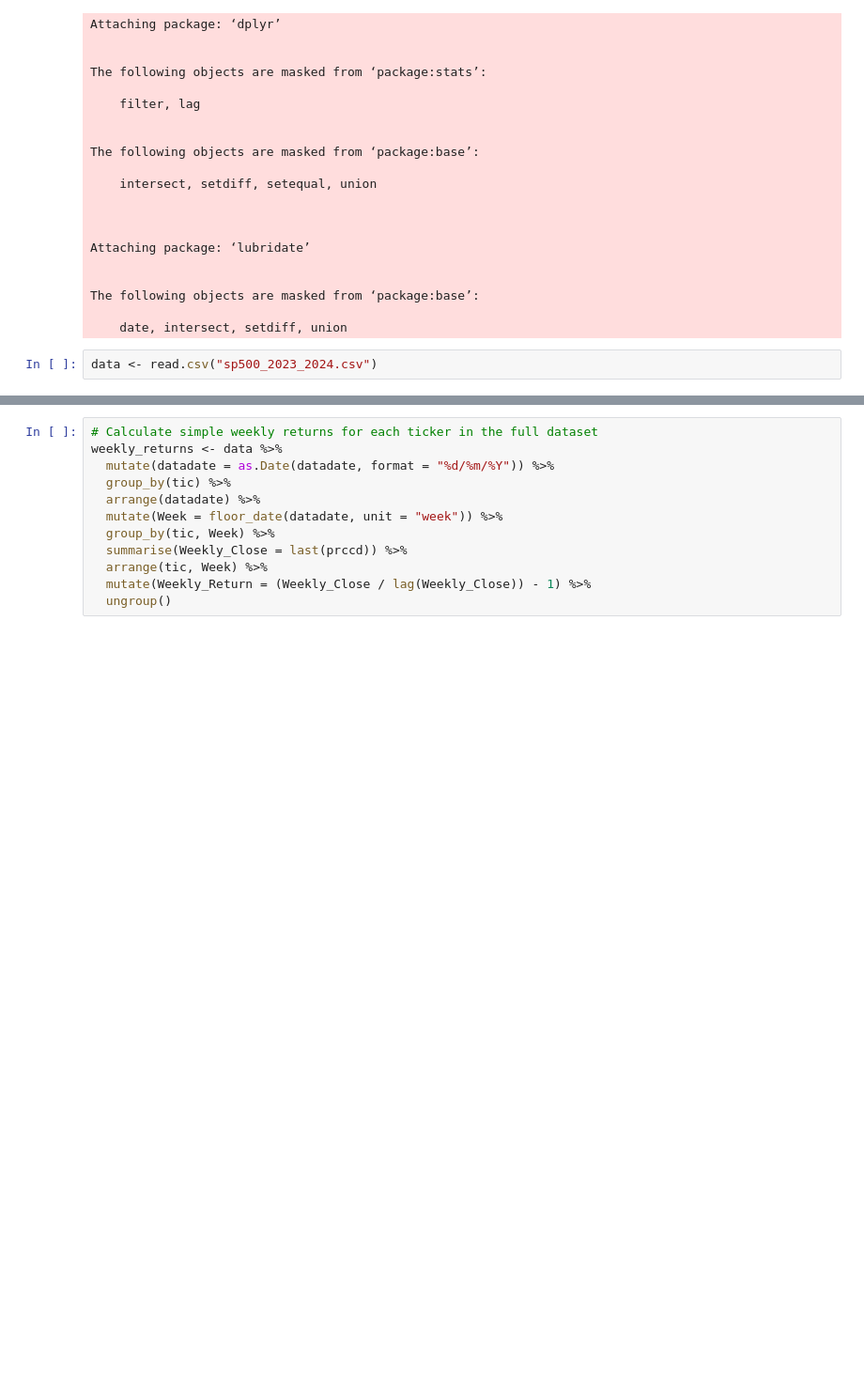
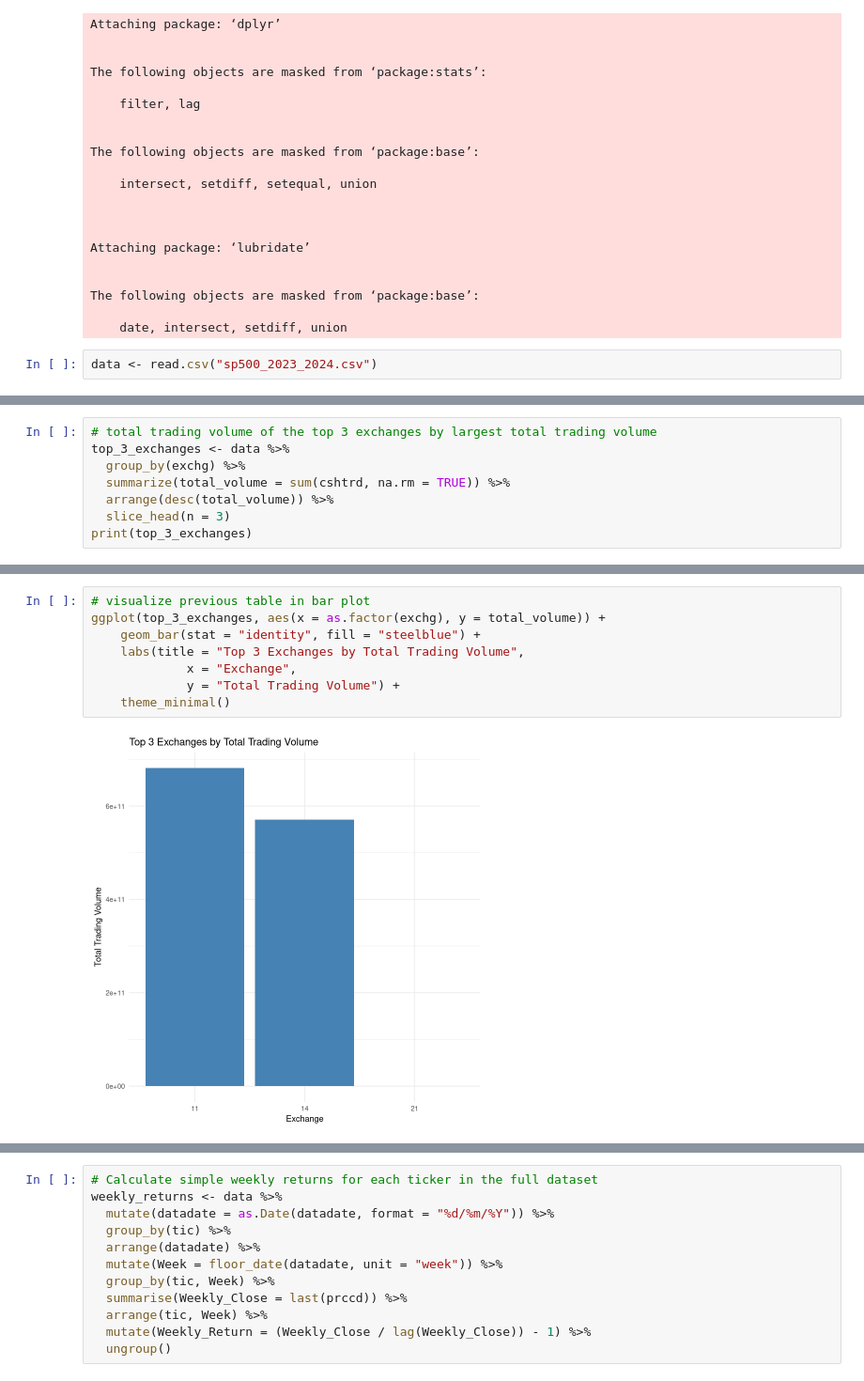
Before and after one commit to Mengsch3/apps-r-hw-01, a Jupyter notebook: hw_02/hw_02.ipynb, the cells around one changed output, grey strips where cells are left out. Shown at 94% size. Cells and saved outputs as stored; diff of their text form; blank space fills up the shorter version.

```diff
--- a/hw_02/hw_02.ipynb
+++ b/hw_02/hw_02.ipynb
@@ -40,0 +74,8 @@ A data.frame: 6 × 11
+# %%
+# total trading volume of the top 3 exchanges by largest total trading volume
+top_3_exchanges <- data %>%
+  group_by(exchg) %>%
+  summarize(total_volume = sum(cshtrd, na.rm = TRUE)) %>%
+  arrange(desc(total_volume)) %>%
+  slice_head(n = 3)
+print(top_3_exchanges)
@@ -40,0 +98,10 @@ A data.frame: 6 × 11
+# %%
+# visualize previous table in bar plot
+ggplot(top_3_exchanges, aes(x = as.factor(exchg), y = total_volume)) +
+    geom_bar(stat = "identity", fill = "steelblue") +
+    labs(title = "Top 3 Exchanges by Total Trading Volume",
+             x = "Exchange",
+             y = "Total Trading Volume") +
+    theme_minimal()
+# %% [output]
+[figure, added]
```
Also changed, not shown: parts of 11 cells of this notebook.
